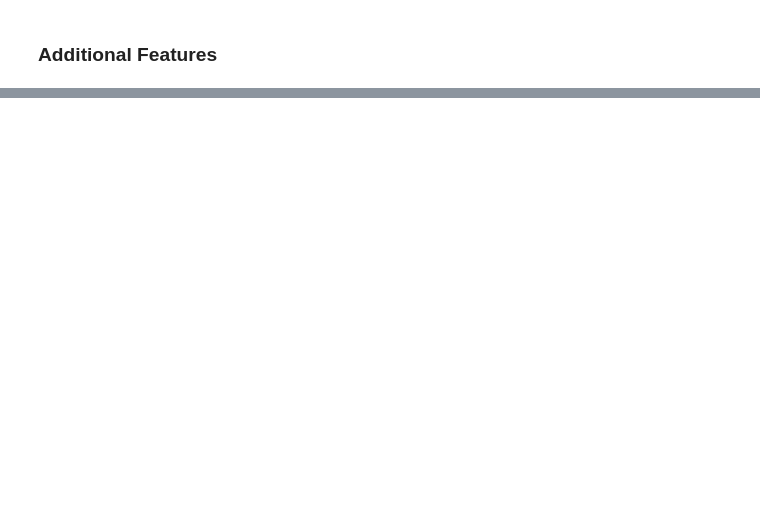
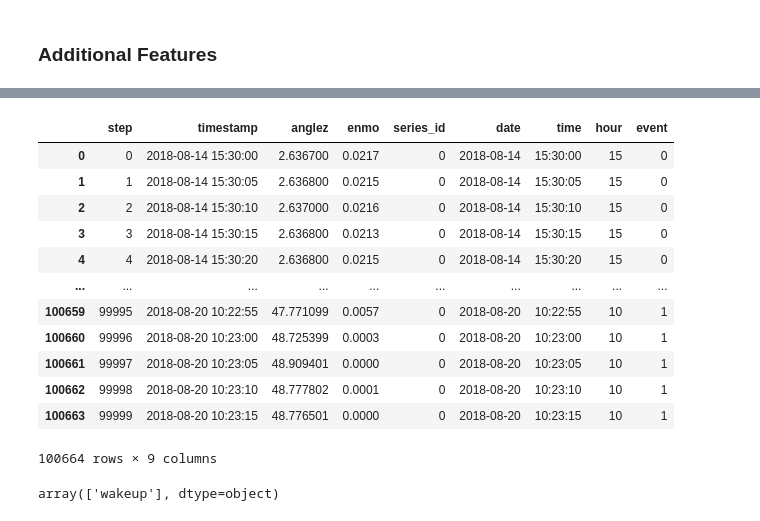
Before and after one commit to AmirMohammadiKarbalaei/Detect-Sleep-States-CMI, a Jupyter notebook: notebooks/eda - 1.0.ipynb, the cells around one changed output, grey strips where cells are left out. Saved outputs shown, nothing was run; the diff lists cells and outputs as text; code cells hidden in the pictures; blank space fills up the shorter version.

```diff
--- a/notebooks/eda - 1.0.ipynb
+++ b/notebooks/eda - 1.0.ipynb
@@ -140,3 +124,3 @@ def clean_df(df: pd.DataFrame) -> pd.DataFrame:
 # %%
-train_series = clean_df(train_series)
+series_chunk = clean_df(series_chunk)
 train_events = clean_df(train_events)
@@ -184,6 +181,11 @@ new_train_events = train_events.copy()
 new_train_events.night = new_train_events.night.astype(np.uint16)
 new_train_events.event = new_train_events.event.replace({'onset':'0', 'wakeup':'1'}).astype(np.uint8)
 # new_train_events.step = new_train_events.step.astype(np.uint32)
+# %%
+# new_train_events = new_train_events.merge(train_id_map, on='series_id', how='left')
+# new_train_events = new_train_events.drop(columns=['series_id'])
+# new_train_events = new_train_events.rename(columns={'id_map': 'series_id'})
+new_train_events = transform_and_rename_dataframe(new_train_events, train_id_map, 'series_id', ['series_id'], {'id_map': 'series_id'})
 # %%
 print(train_events.memory_usage(deep=True).sum() / (1024 * 1024))
 print(train_events.memory_usage(deep=True))
@@ -300,0 +235,26 @@ for idx,date in enumerate(onset_data.date):
+# %%
+train = pd.merge(series_chunk, new_train_events[["step", "event"]], on="step", how="left")
+# %%
+train.event = train.event.bfill(axis = "rows")
+train.event = train.event.fillna(1)
+train.event = train.event.astype(np.uint8)
+# %%
+train
+# %% [output]
+|  | step | timestamp | anglez | enmo | series_id | date | time | hour | event |
+| 0 | 0 | 2018-08-14 15:30:00 | 2.636700 | 0.0217 | 0 | 2018-08-14 | 15:30:00 | 15 | 0 |
+| 1 | 1 | 2018-08-14 15:30:05 | 2.636800 | 0.0215 | 0 | 2018-08-14 | 15:30:05 | 15 | 0 |
+| 2 | 2 | 2018-08-14 15:30:10 | 2.637000 | 0.0216 | 0 | 2018-08-14 | 15:30:10 | 15 | 0 |
+| 3 | 3 | 2018-08-14 15:30:15 | 2.636800 | 0.0213 | 0 | 2018-08-14 | 15:30:15 | 15 | 0 |
+| 4 | 4 | 2018-08-14 15:30:20 | 2.636800 | 0.0215 | 0 | 2018-08-14 | 15:30:20 | 15 | 0 |
+| ... | ... | ... | ... | ... | ... | ... | ... | ... | ... |
+| 100659 | 99995 | 2018-08-20 10:22:55 | 47.771099 | 0.0057 | 0 | 2018-08-20 | 10:22:55 | 10 | 1 |
+| 100660 | 99996 | 2018-08-20 10:23:00 | 48.725399 | 0.0003 | 0 | 2018-08-20 | 10:23:00 | 10 | 1 |
+| 100661 | 99997 | 2018-08-20 10:23:05 | 48.909401 | 0.0000 | 0 | 2018-08-20 | 10:23:05 | 10 | 1 |
+| 100662 | 99998 | 2018-08-20 10:23:10 | 48.777802 | 0.0001 | 0 | 2018-08-20 | 10:23:10 | 10 | 1 |
+| 100663 | 99999 | 2018-08-20 10:23:15 | 48.776501 | 0.0000 | 0 | 2018-08-20 | 10:23:15 | 10 | 1 |
+100664 rows × 9 columns
+# %%
+train_events.groupby("series_id").tail(1)["event"].unique()
+# %% [output]
+array(['wakeup'], dtype=object)
```
Also changed, not shown: parts of 21 cells of this notebook, 1 other file.
